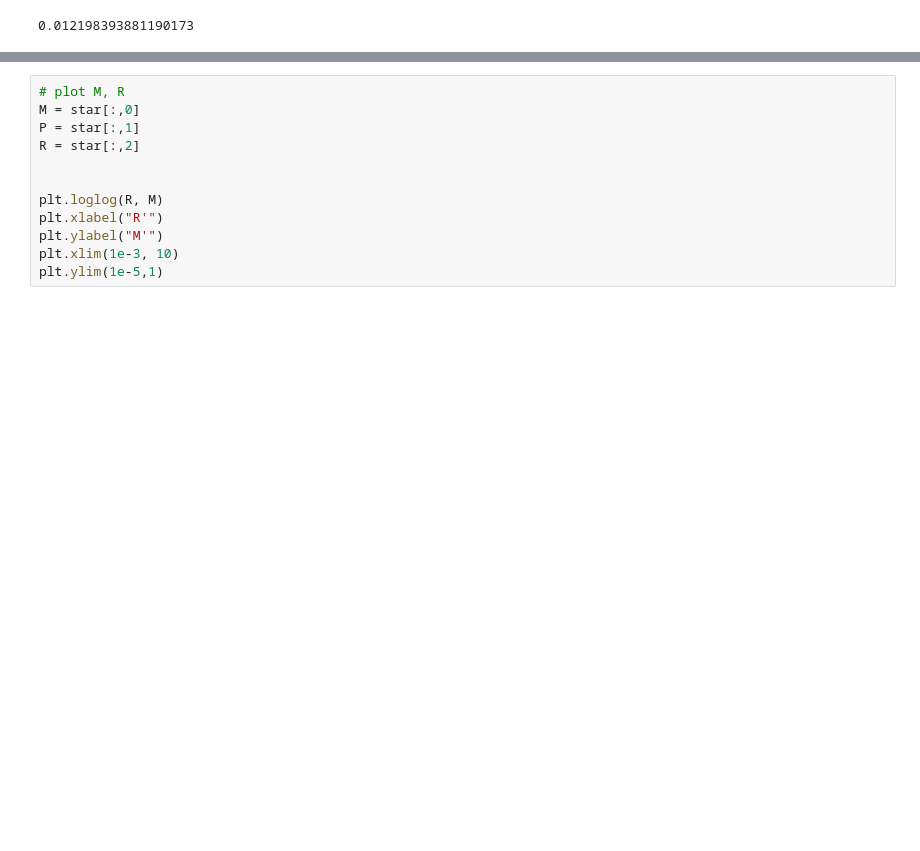
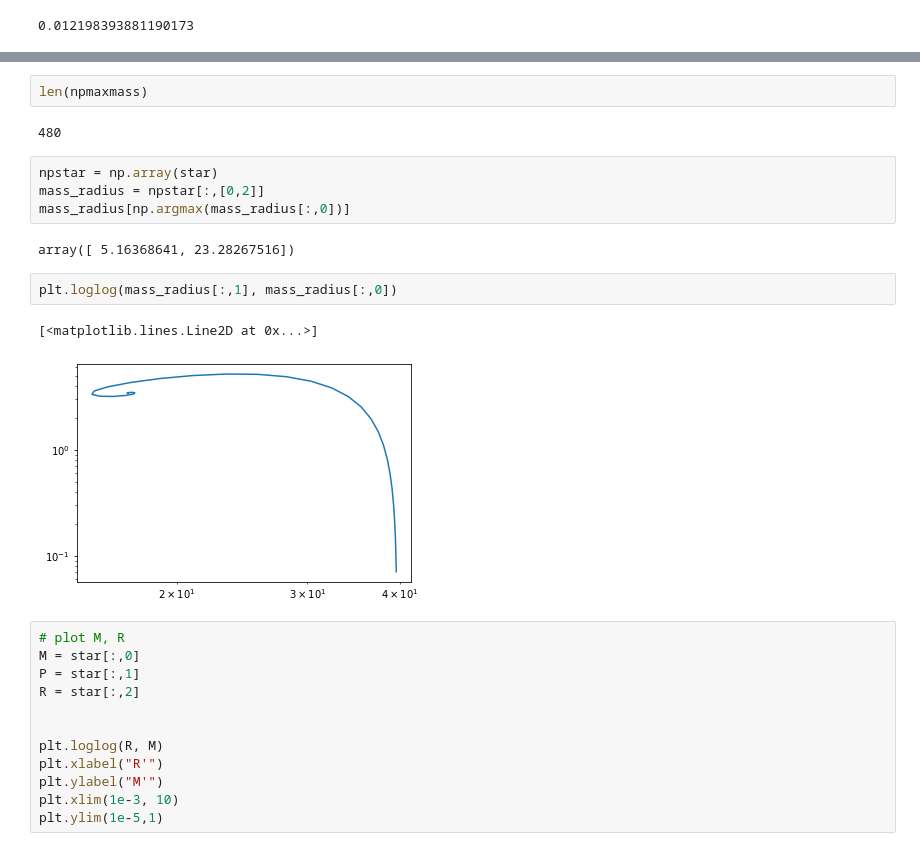
Before and after one commit to AdamSmithOrlik/dark-matter-compact-stars, a Jupyter notebook: research/dark_stars_dev.ipynb, the cells around one changed output, grey strips where cells are left out. Saved outputs shown, nothing was run; the diff lists cells and outputs as text; blank space fills up the shorter version.

```diff
--- a/research/dark_stars_dev.ipynb
+++ b/research/dark_stars_dev.ipynb
@@ -480,3 +495,18 @@ plt.show()
+# %%
+len(npmaxmass)
+# %% [output]
+480
+# %%
+npstar = np.array(star)
+mass_radius = npstar[:,[0,2]]
+mass_radius[np.argmax(mass_radius[:,0])]
+# %% [output]
+array([ 5.16368641, 23.28267516])
+# %%
+plt.loglog(mass_radius[:,1], mass_radius[:,0])
+# %% [output]
+[<matplotlib.lines.Line2D at 0x...>]
+[figure, added]
 # %%
 # plot M, R
 M = star[:,0]
```
Also changed, not shown: parts of 6 cells of this notebook, 4 other files.
